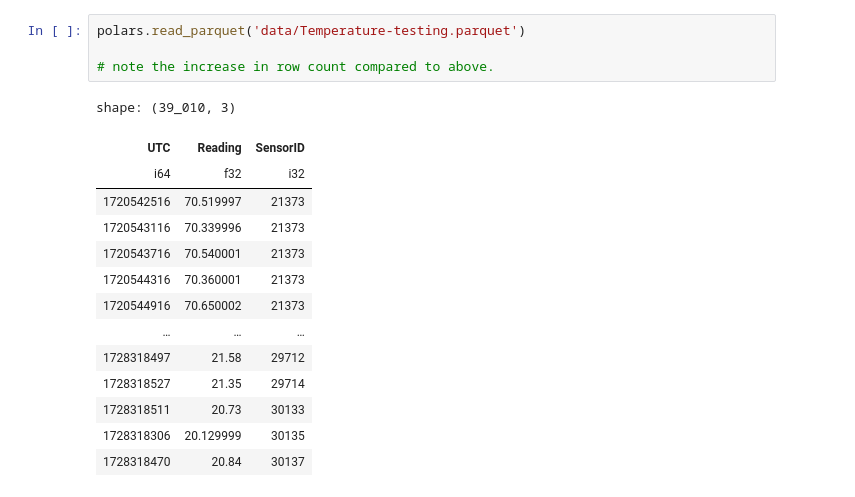
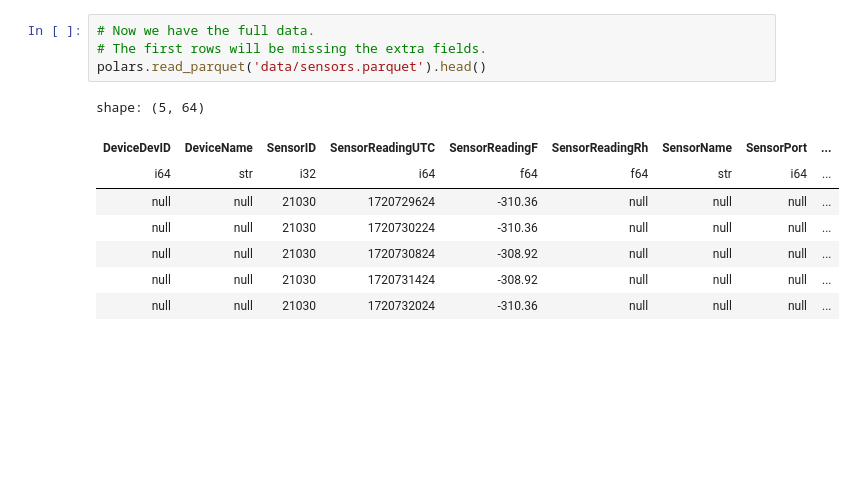
Before and after one commit to Environmental-Pipeline/environmental-sensor-poc, a Jupyter notebook: example.ipynb, the cells around one changed output. Drawn from its saved outputs; the diff is of its cells as text; blank space fills up the shorter version.

```diff
--- a/example.ipynb
+++ b/example.ipynb
@@ -87,21 +74,15 @@ print(os.listdir('data/new-readings'))
 # %% [output]
 []
 # %%
-polars.read_parquet('data/Temperature-testing.parquet')
-
-# note the increase in row count compared to above.
+# Now we have the full data.
+# The first rows will be missing the extra fields.
+polars.read_parquet('data/sensors.parquet').head()
 # %% [output]
-shape: (39_010, 3)
+shape: (5, 64)
-| UTC | Reading | SensorID |
-| i64 | f32 | i32 |
-| 1720542516 | 70.519997 | 21373 |
-| 1720543116 | 70.339996 | 21373 |
-| 1720543716 | 70.540001 | 21373 |
-| 1720544316 | 70.360001 | 21373 |
-| 1720544916 | 70.650002 | 21373 |
-| … | … | … |
-| 1728318497 | 21.58 | 29712 |
-| 1728318527 | 21.35 | 29714 |
-| 1728318511 | 20.73 | 30133 |
-| 1728318306 | 20.129999 | 30135 |
-| 1728318470 | 20.84 | 30137 |
+| DeviceDevID | DeviceName | SensorID | SensorReadingUTC | SensorReadingF | SensorReadingRh | SensorName | SensorPort | ... |
+| i64 | str | i32 | i64 | f64 | f64 | str | i64 | ... |
+| null | null | 21030 | 1720729624 | -310.36 | null | null | null | ... |
+| null | null | 21030 | 1720730224 | -310.36 | null | null | null | ... |
+| null | null | 21030 | 1720730824 | -308.92 | null | null | null | ... |
+| null | null | 21030 | 1720731424 | -308.92 | null | null | null | ... |
+| null | null | 21030 | 1720732024 | -310.36 | null | null | null | ... |
```
Also changed, not shown: parts of 9 cells of this notebook, 5 other files.
